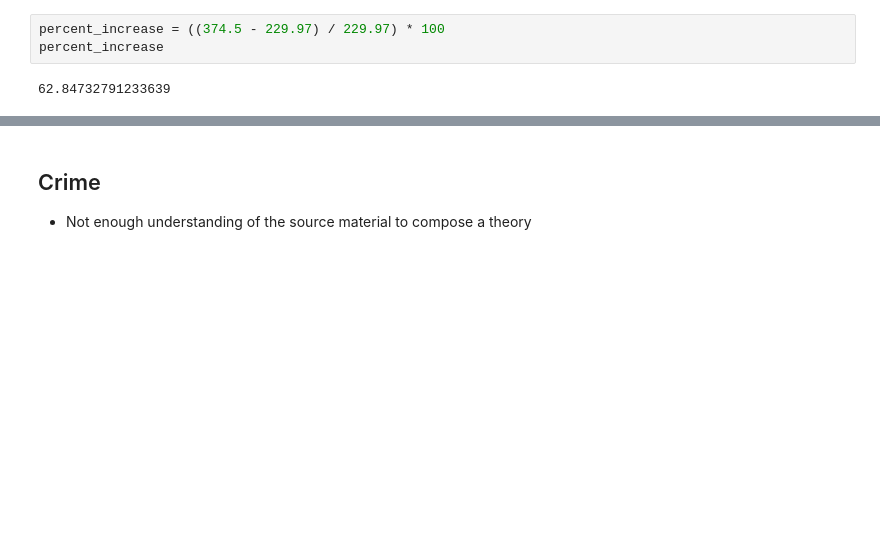
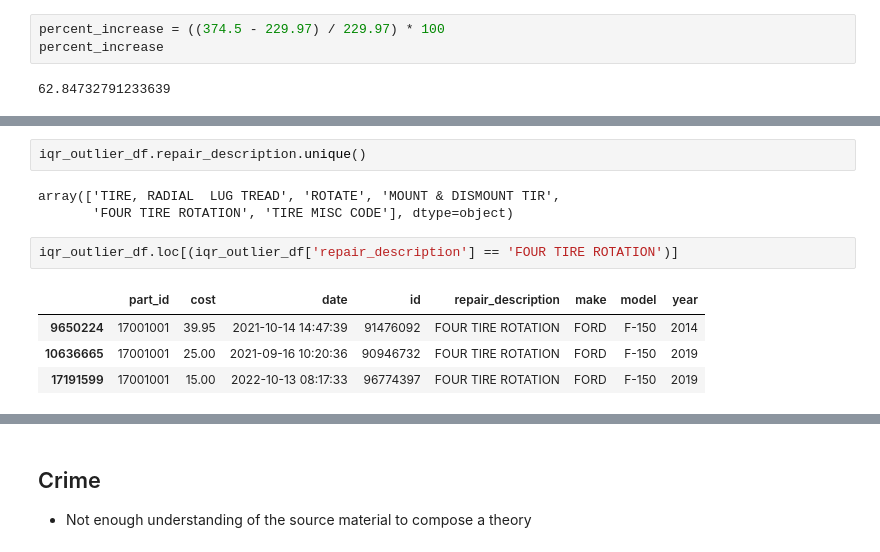
Before and after one commit to holman-data-science/data-science-interview-eval, a Jupyter notebook: Outlier Investigation.ipynb, the cells around one changed output, grey strips where cells are left out. Cells and saved outputs as stored; diff of their text form; blank space fills up the shorter version.

Commit message:
Added a repair description check for the outliers.  Found four cases of misclassification

```diff
--- a/Outlier Investigation.ipynb
+++ b/Outlier Investigation.ipynb
@@ -105,0 +114,12 @@ percent_increase
+# %%
+iqr_outlier_df.repair_description.unique()
+# %% [output]
+array(['TIRE, RADIAL  LUG TREAD', 'ROTATE', 'MOUNT & DISMOUNT TIR',
+       'FOUR TIRE ROTATION', 'TIRE MISC CODE'], dtype=object)
+# %%
+iqr_outlier_df.loc[(iqr_outlier_df['repair_description'] == 'FOUR TIRE ROTATION')]
+# %% [output]
+|  | part_id | cost | date | id | repair_description | make | model | year |
+| 9650224 | 17001001 | 39.95 | 2021-10-14 14:47:39 | 91476092 | FOUR TIRE ROTATION | FORD | F-150 | 2014 |
+| 10636665 | 17001001 | 25.00 | 2021-09-16 10:20:36 | 90946732 | FOUR TIRE ROTATION | FORD | F-150 | 2019 |
+| 17191599 | 17001001 | 15.00 | 2022-10-13 08:17:33 | 96774397 | FOUR TIRE ROTATION | FORD | F-150 | 2019 |
```
Also changed, not shown: parts of 6 cells of this notebook.
